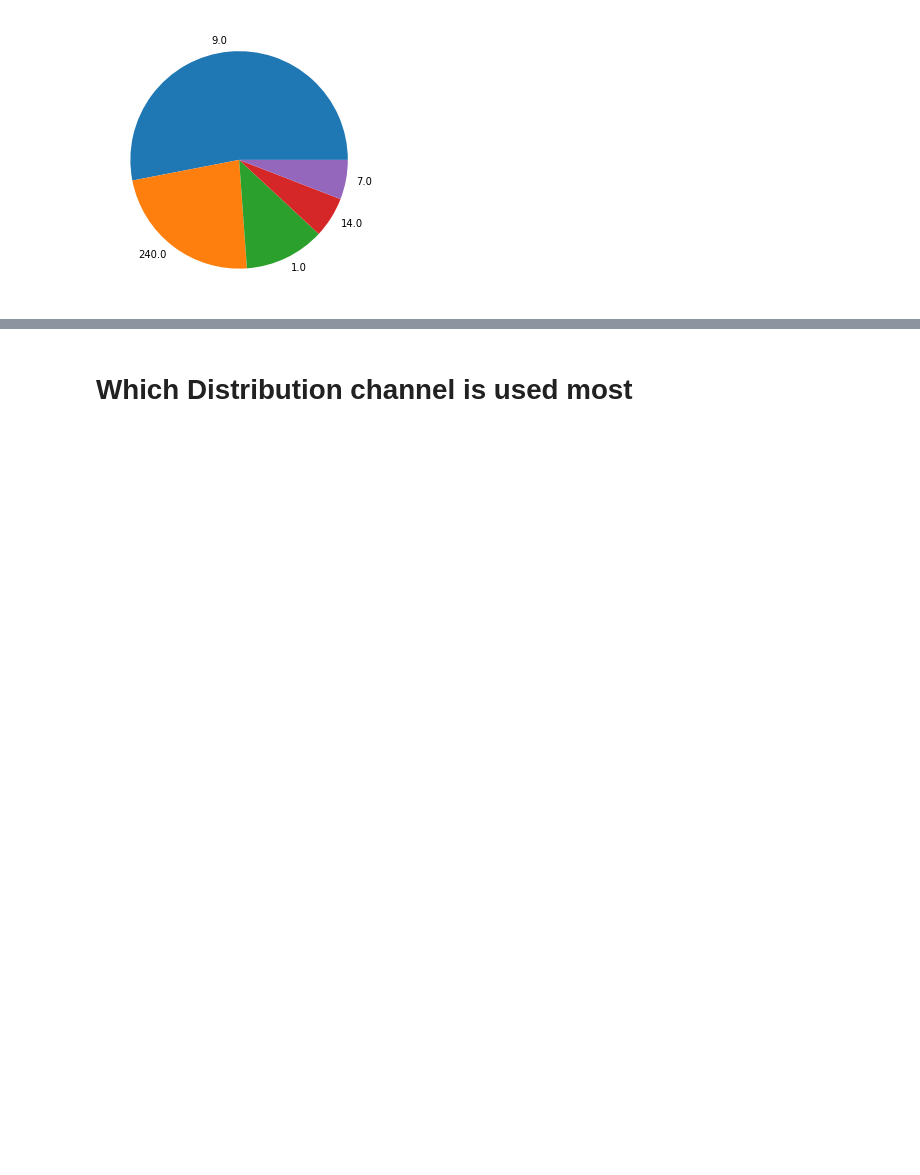
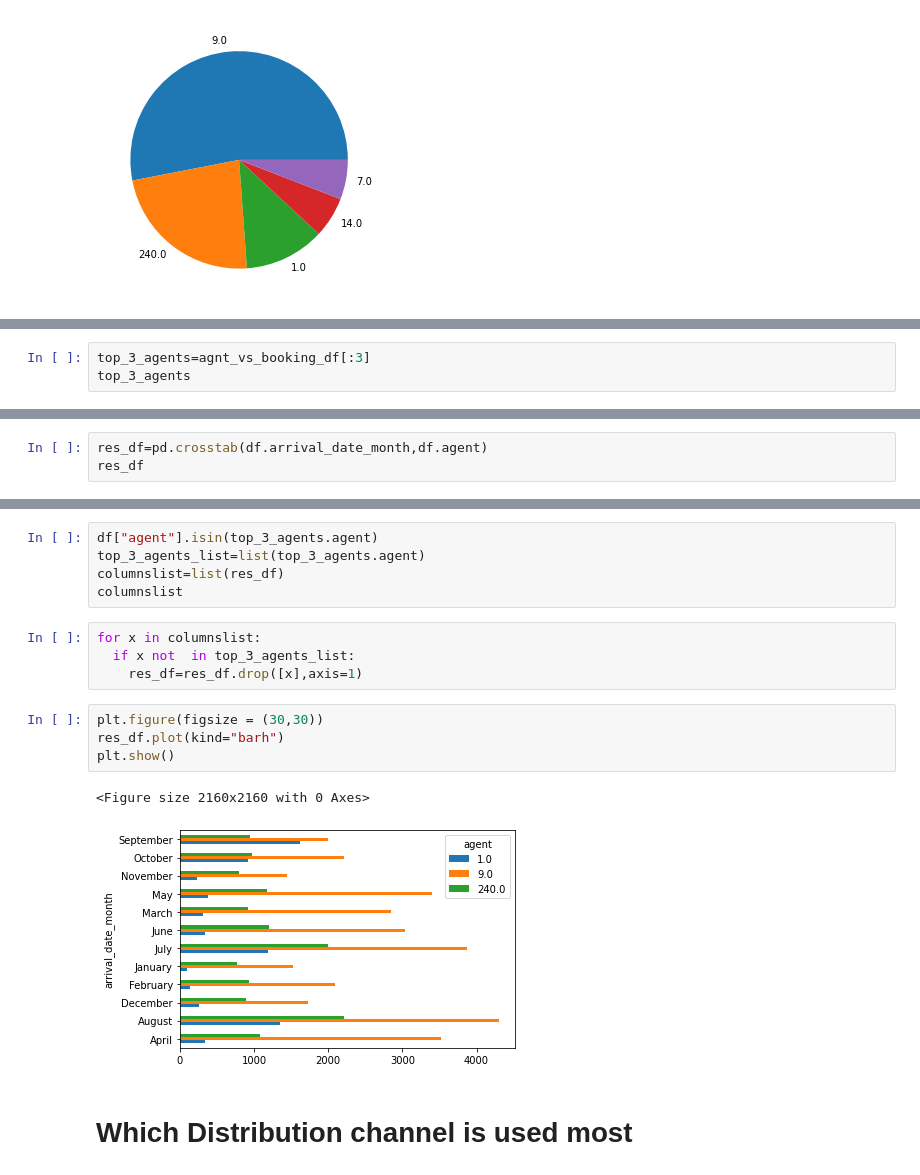
Before and after one commit to rimshaharmaen/EDA-Hotel-Booking-Analysis, a Jupyter notebook: Rimsha_Harmaen_Hotel_Booking.ipynb, the cells around one changed output, grey strips where cells are left out. Saved outputs shown, nothing was run; the diff lists cells and outputs as text; blank space fills up the shorter version.

Commit message:
Worked on Top 3 agents and their booking month wise

```diff
--- a/Rimsha_Harmaen_Hotel_Booking.ipynb
+++ b/Rimsha_Harmaen_Hotel_Booking.ipynb
@@ -188,0 +187,3 @@ list_of_months
+# %%
+top_3_agents=agnt_vs_booking_df[:3]
+top_3_agents
@@ -230,0 +221,3 @@ create a df for top 3 agents and months*****************************************
+# %%
+res_df=pd.crosstab(df.arrival_date_month,df.agent)
+res_df
@@ -231,3 +240,19 @@ create a df for top 3 agents and months*****************************************
+# %%
+df["agent"].isin(top_3_agents.agent)
+top_3_agents_list=list(top_3_agents.agent)
+columnslist=list(res_df)
+columnslist
+# %%
+for x in columnslist:
+  if x not  in top_3_agents_list:
+    res_df=res_df.drop([x],axis=1)
+# %%
+plt.figure(figsize = (30,30))
+res_df.plot(kind="barh")
+plt.show()
+# %% [output]
+<Figure size 2160x2160 with 0 Axes>
+[figure, added]
 # %% [markdown]
 # **Which Distribution channel is used most**
 # %%
```
Also changed, not shown: parts of 5 cells of this notebook.
